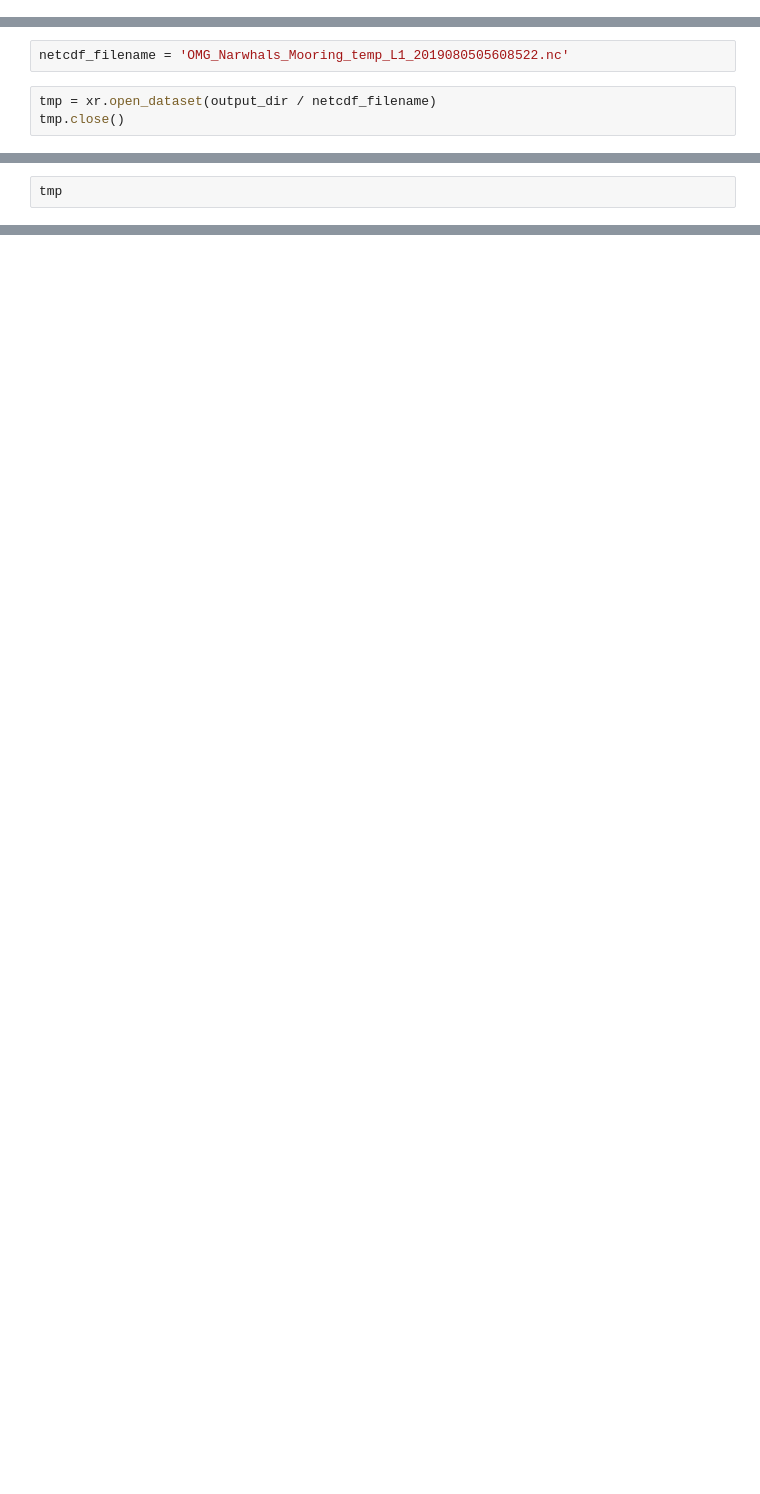
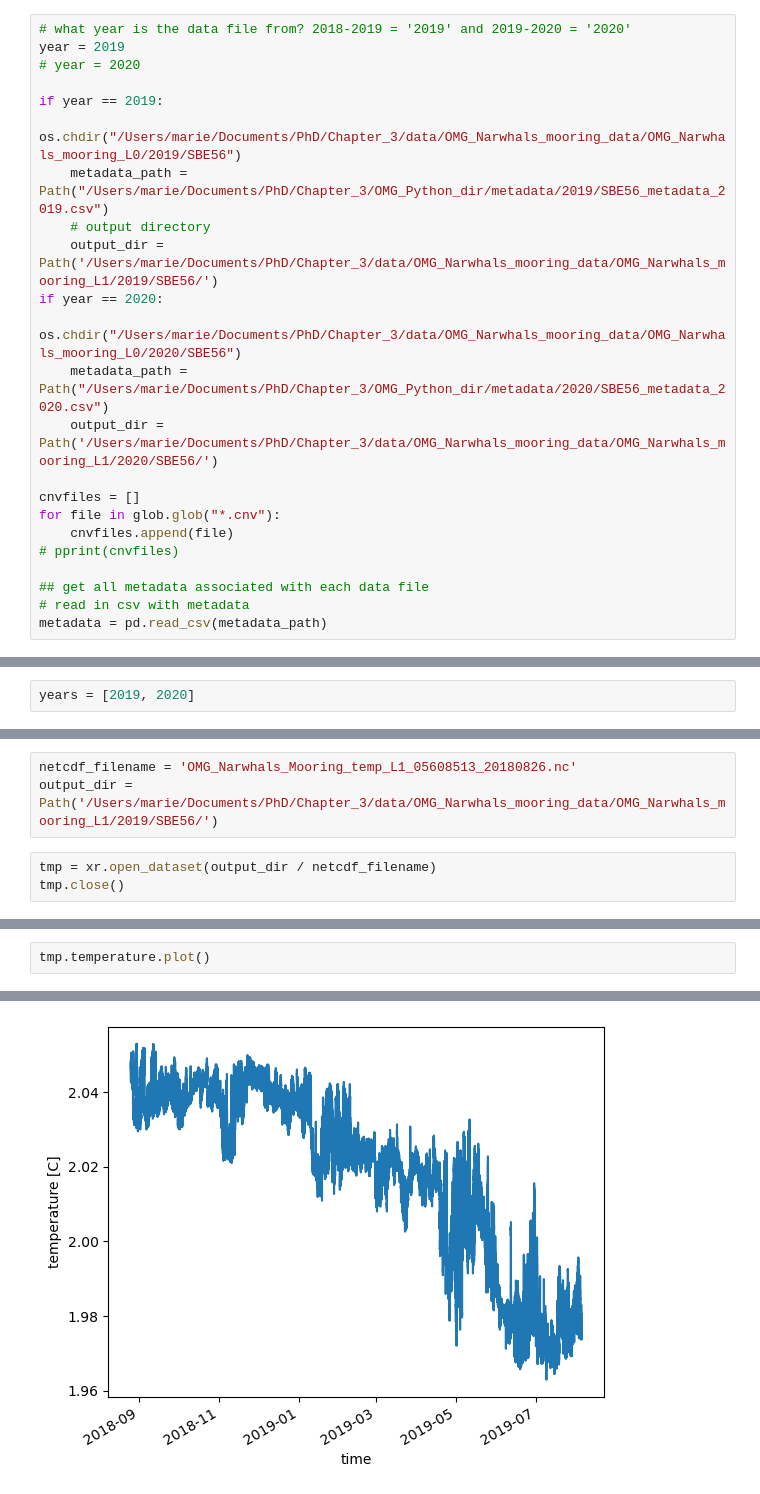
Before and after one commit to mjzahn/OMG_Narwhals_hydrography-manuscript, a Jupyter notebook: 01_data-cleaning/01_create-netcdf-OMG-Narwhals-sbe56-L1.ipynb, the cells around one changed output, grey strips where cells are left out. Drawn from its saved outputs; the diff is of its cells as text; blank space fills up the shorter version.

```diff
--- a/01_data-cleaning/01_create-netcdf-OMG-Narwhals-sbe56-L1.ipynb
+++ b/01_data-cleaning/01_create-netcdf-OMG-Narwhals-sbe56-L1.ipynb
@@ -119,0 +27,23 @@ flag = data_array[:,2]
+# %%
+# what year is the data file from? 2018-2019 = '2019' and 2019-2020 = '2020'
+year = 2019
+# year = 2020
+
+if year == 2019:
+    os.chdir("/Users/marie/Documents/PhD/Chapter_3/data/OMG_Narwhals_mooring_data/OMG_Narwhals_mooring_L0/2019/SBE56")
+    metadata_path = Path("/Users/marie/Documents/PhD/Chapter_3/OMG_Python_dir/metadata/2019/SBE56_metadata_2019.csv")
+    # output directory
+    output_dir = Path('/Users/marie/Documents/PhD/Chapter_3/data/OMG_Narwhals_mooring_data/OMG_Narwhals_mooring_L1/2019/SBE56/')
+if year == 2020:
+    os.chdir("/Users/marie/Documents/PhD/Chapter_3/data/OMG_Narwhals_mooring_data/OMG_Narwhals_mooring_L0/2020/SBE56")
+    metadata_path = Path("/Users/marie/Documents/PhD/Chapter_3/OMG_Python_dir/metadata/2020/SBE56_metadata_2020.csv")
+    output_dir = Path('/Users/marie/Documents/PhD/Chapter_3/data/OMG_Narwhals_mooring_data/OMG_Narwhals_mooring_L1/2020/SBE56/')
+
+cnvfiles = []
+for file in glob.glob("*.cnv"):
+    cnvfiles.append(file)
+# pprint(cnvfiles)
+
+## get all metadata associated with each data file
+# read in csv with metadata
+metadata = pd.read_csv(metadata_path)
@@ -225,3 +169,5 @@ Attributes: (12/42)
+# %%
+years = [2019, 2020]
 # %%
 ## create a loop that uses the above functions for all mooring data files
 ## loop through cnvfiles object
@@ -408,7 +388,8 @@ Attributes: (12/42)
 # %% [markdown]
 ## Check the file
 # %%
-netcdf_filename = 'OMG_Narwhals_Mooring_temp_L1_2019080505608522.nc'
+netcdf_filename = 'OMG_Narwhals_Mooring_temp_L1_05608513_20180826.nc'
+output_dir = Path('/Users/marie/Documents/PhD/Chapter_3/data/OMG_Narwhals_mooring_data/OMG_Narwhals_mooring_L1/2019/SBE56/')
 # %%
 tmp = xr.open_dataset(output_dir / netcdf_filename)
 tmp.close()
@@ -415,3 +419,3 @@ tmp.close()
 # %%
-tmp
+tmp.temperature.plot()
 # %% [output]
@@ -434,0 +423 @@ Attributes: (12/42)
+[figure, added]
```
Also changed, not shown: parts of 17 cells of this notebook, 3 other files.
